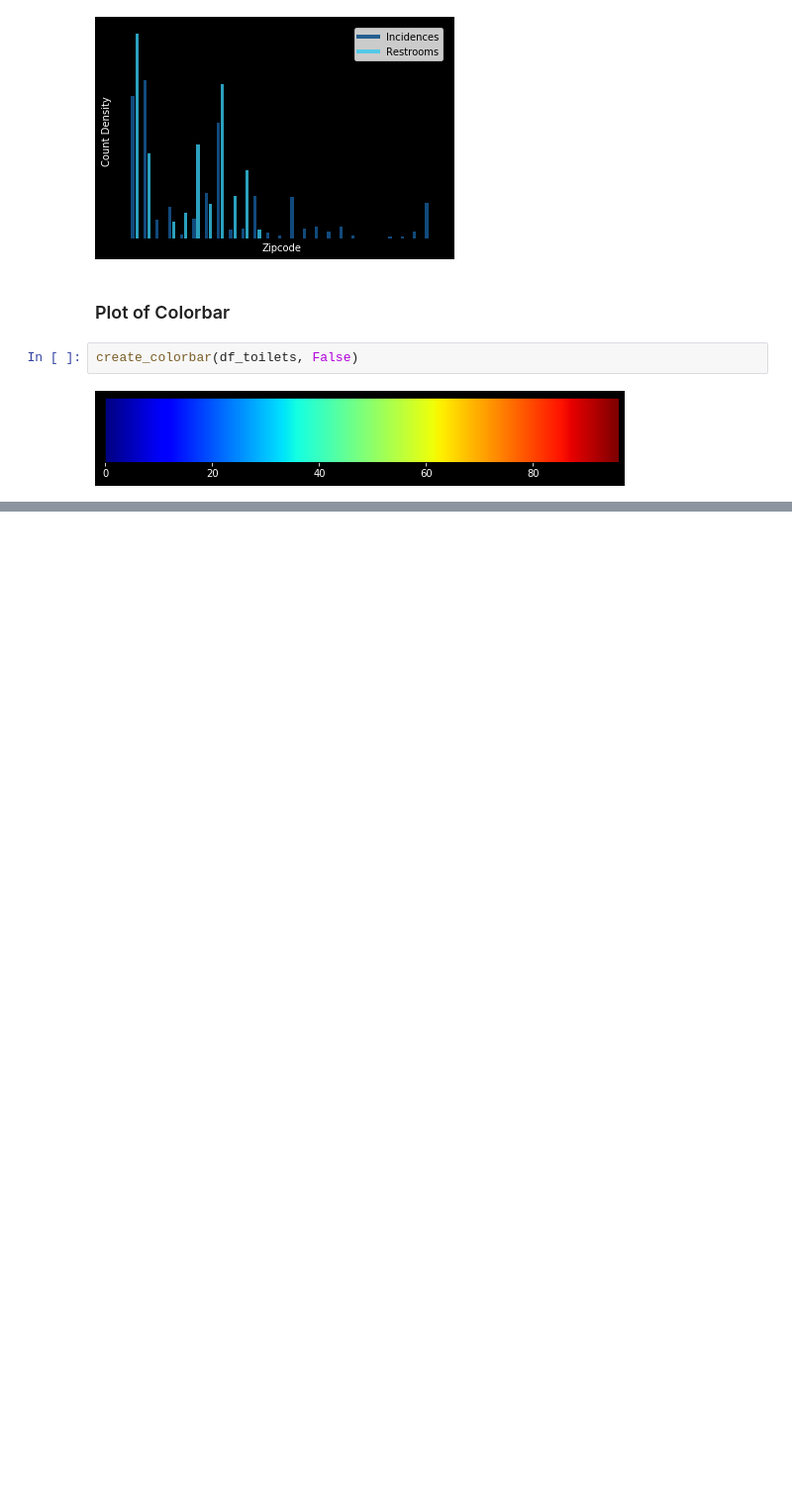
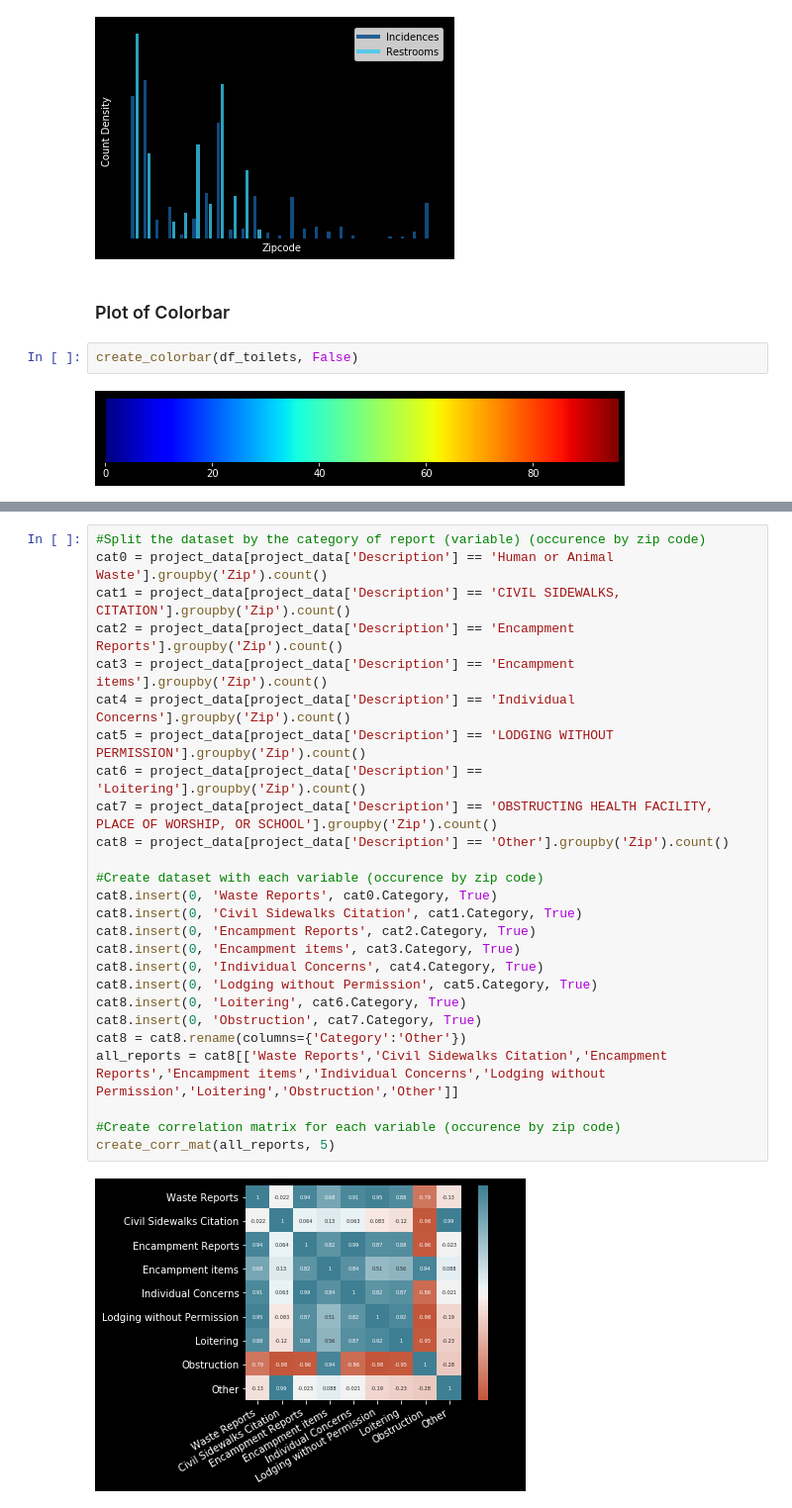
Before and after one commit to tanishjain/143HomelessTracker, a Jupyter notebook: Analysis.ipynb, the cells around one changed output, grey strips where cells are left out. Shown at 99% size. Saved outputs shown, nothing was run; the diff lists cells and outputs as text; blank space fills up the shorter version.

```diff
--- a/Analysis.ipynb
+++ b/Analysis.ipynb
@@ -19,0 +67,28 @@ create_colorbar(df_toilets, False)
+# %%
+#Split the dataset by the category of report (variable) (occurence by zip code)
+cat0 = project_data[project_data['Description'] == 'Human or Animal Waste'].groupby('Zip').count()
+cat1 = project_data[project_data['Description'] == 'CIVIL SIDEWALKS, CITATION'].groupby('Zip').count()
+cat2 = project_data[project_data['Description'] == 'Encampment Reports'].groupby('Zip').count()
+cat3 = project_data[project_data['Description'] == 'Encampment items'].groupby('Zip').count()
+cat4 = project_data[project_data['Description'] == 'Individual Concerns'].groupby('Zip').count()
+cat5 = project_data[project_data['Description'] == 'LODGING WITHOUT PERMISSION'].groupby('Zip').count()
+cat6 = project_data[project_data['Description'] == 'Loitering'].groupby('Zip').count()
+cat7 = project_data[project_data['Description'] == 'OBSTRUCTING HEALTH FACILITY, PLACE OF WORSHIP, OR SCHOOL'].groupby('Zip').count()
+cat8 = project_data[project_data['Description'] == 'Other'].groupby('Zip').count()
+
+#Create dataset with each variable (occurence by zip code)
+cat8.insert(0, 'Waste Reports', cat0.Category, True)
+cat8.insert(0, 'Civil Sidewalks Citation', cat1.Category, True)
+cat8.insert(0, 'Encampment Reports', cat2.Category, True)
+cat8.insert(0, 'Encampment items', cat3.Category, True)
+cat8.insert(0, 'Individual Concerns', cat4.Category, True)
+cat8.insert(0, 'Lodging without Permission', cat5.Category, True)
+cat8.insert(0, 'Loitering', cat6.Category, True)
+cat8.insert(0, 'Obstruction', cat7.Category, True)
+cat8 = cat8.rename(columns={'Category':'Other'})
+all_reports = cat8[['Waste Reports','Civil Sidewalks Citation','Encampment Reports','Encampment items','Individual Concerns','Lodging without Permission','Loitering','Obstruction','Other']]
+
+#Create correlation matrix for each variable (occurence by zip code)
+create_corr_mat(all_reports, 5)
+# %% [output]
+[figure, added]
```
Also changed, not shown: parts of 7 cells of this notebook.
